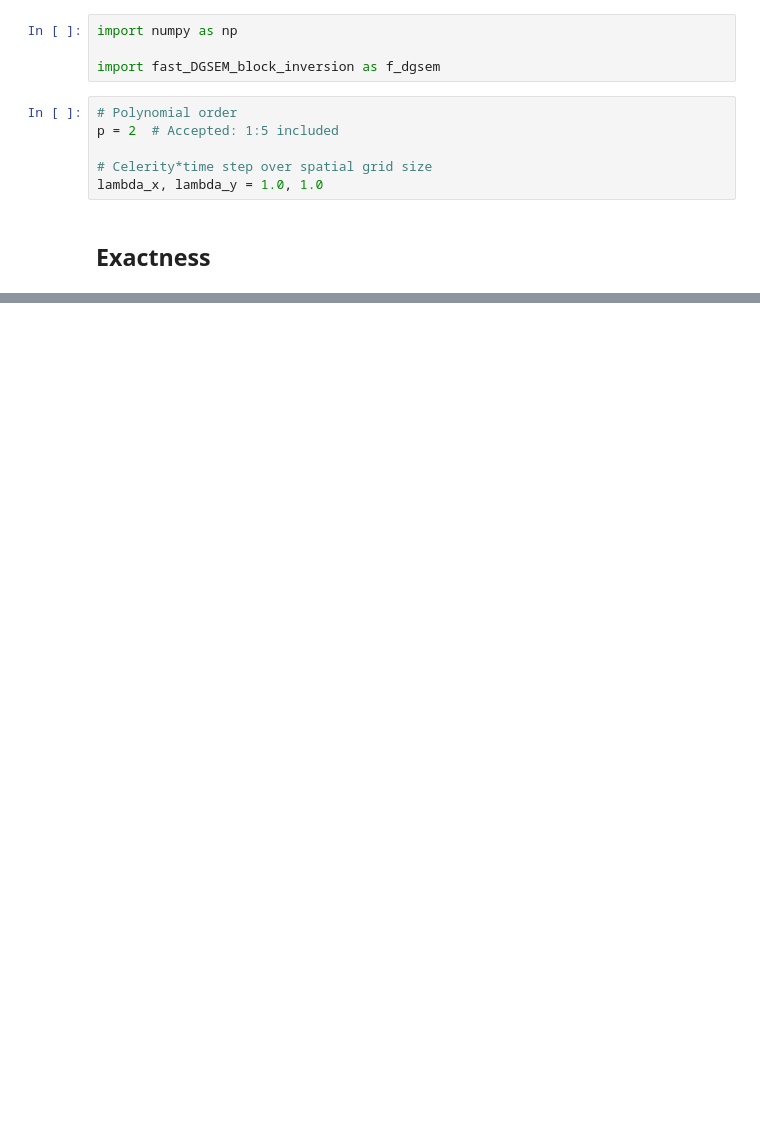
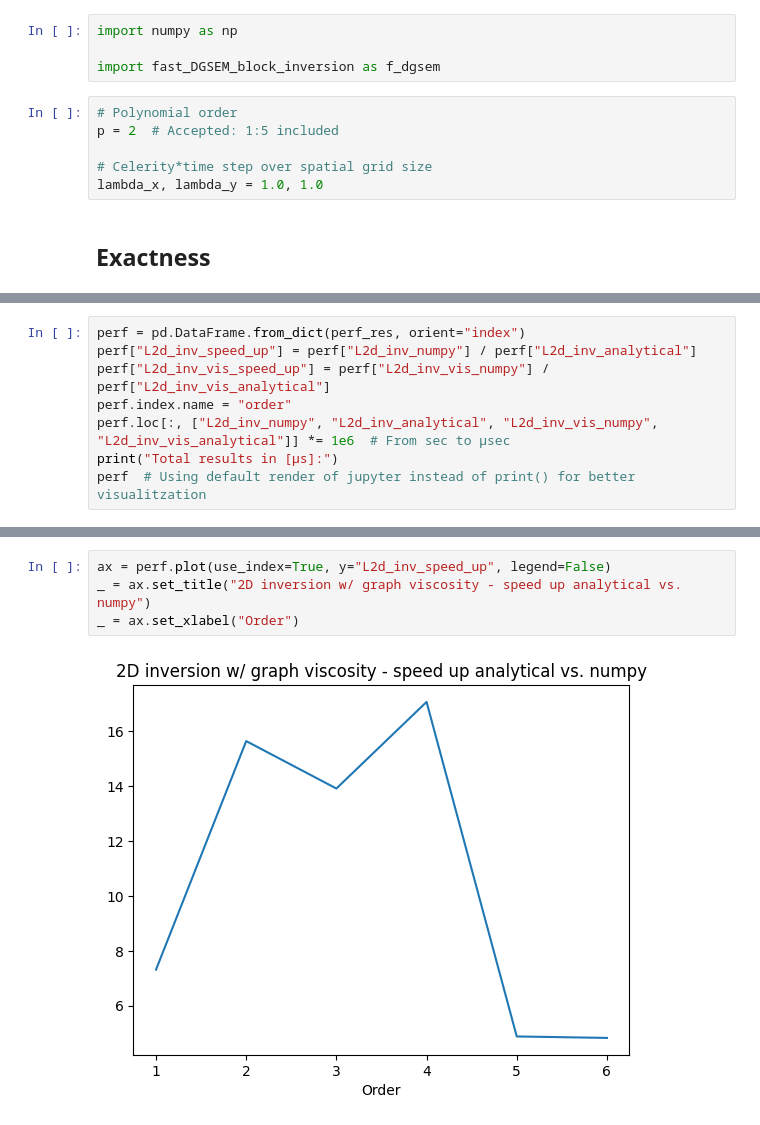
Before and after one commit to rueljean/fast_DGSEM_block_inversion, a Jupyter notebook: test_fast_dgsem.ipynb, the cells around one changed output, grey strips where cells are left out. Drawn from its saved outputs; the diff is of its cells as text; blank space fills up the shorter version.

Commit message:
perf: Update results

```diff
--- a/test_fast_dgsem.ipynb
+++ b/test_fast_dgsem.ipynb
@@ -128,0 +106,8 @@ f_dgsem.L2d_inversion_viscosity_analytical(D, M, lambda_x, lambda_y, psi, R2d, i
+# %%
+perf = pd.DataFrame.from_dict(perf_res, orient="index")
+perf["L2d_inv_speed_up"] = perf["L2d_inv_numpy"] / perf["L2d_inv_analytical"]
+perf["L2d_inv_vis_speed_up"] = perf["L2d_inv_vis_numpy"] / perf["L2d_inv_vis_analytical"]
+perf.index.name = "order"
+perf.loc[:, ["L2d_inv_numpy", "L2d_inv_analytical", "L2d_inv_vis_numpy", "L2d_inv_vis_analytical"]] *= 1e6  # From sec to µsec
+print("Total results in [µs]:")
+perf  # Using default render of jupyter instead of print() for better visualitzation
@@ -128,0 +124,6 @@ f_dgsem.L2d_inversion_viscosity_analytical(D, M, lambda_x, lambda_y, psi, R2d, i
+# %%
+ax = perf.plot(use_index=True, y="L2d_inv_speed_up", legend=False)
+_ = ax.set_title("2D inversion w/ graph viscosity - speed up analytical vs. numpy")
+_ = ax.set_xlabel("Order")
+# %% [output]
+[figure, added]
```
Also changed, not shown: parts of 25 cells of this notebook.
